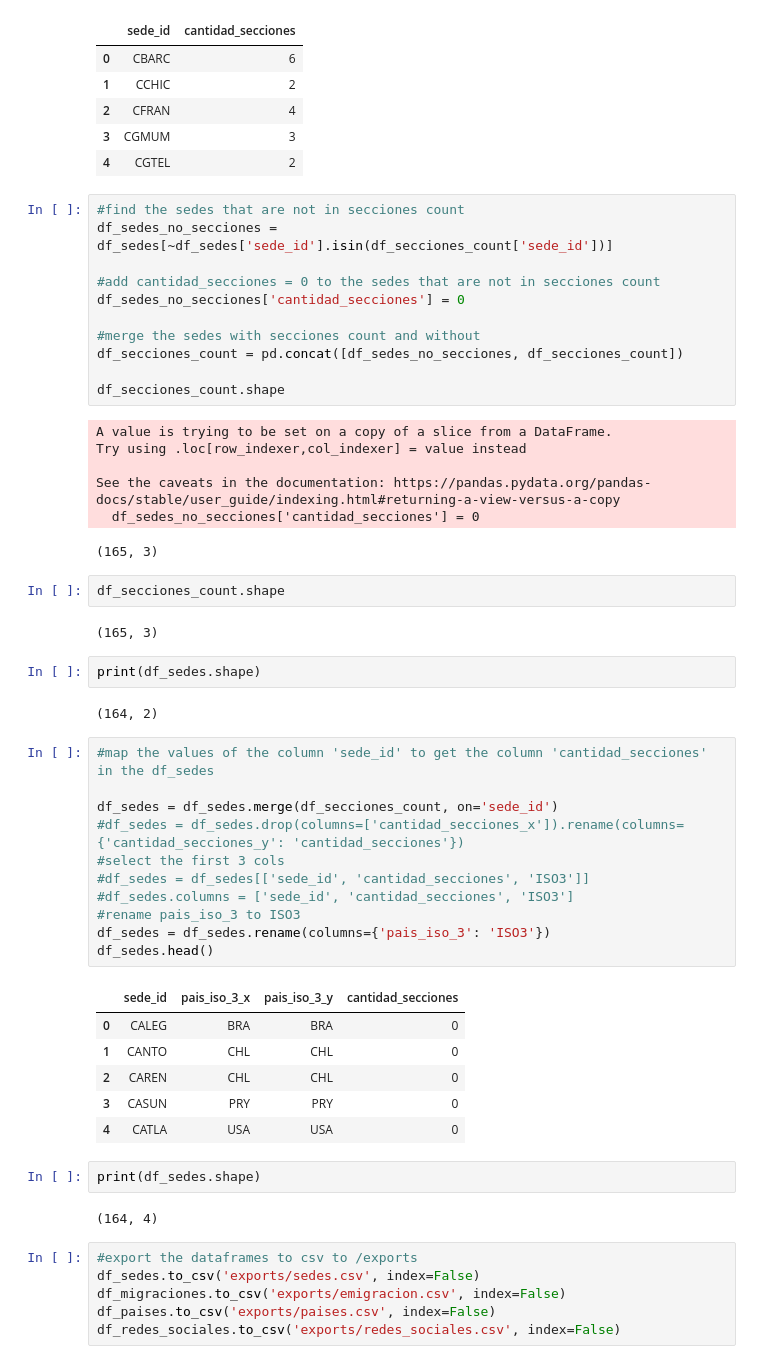
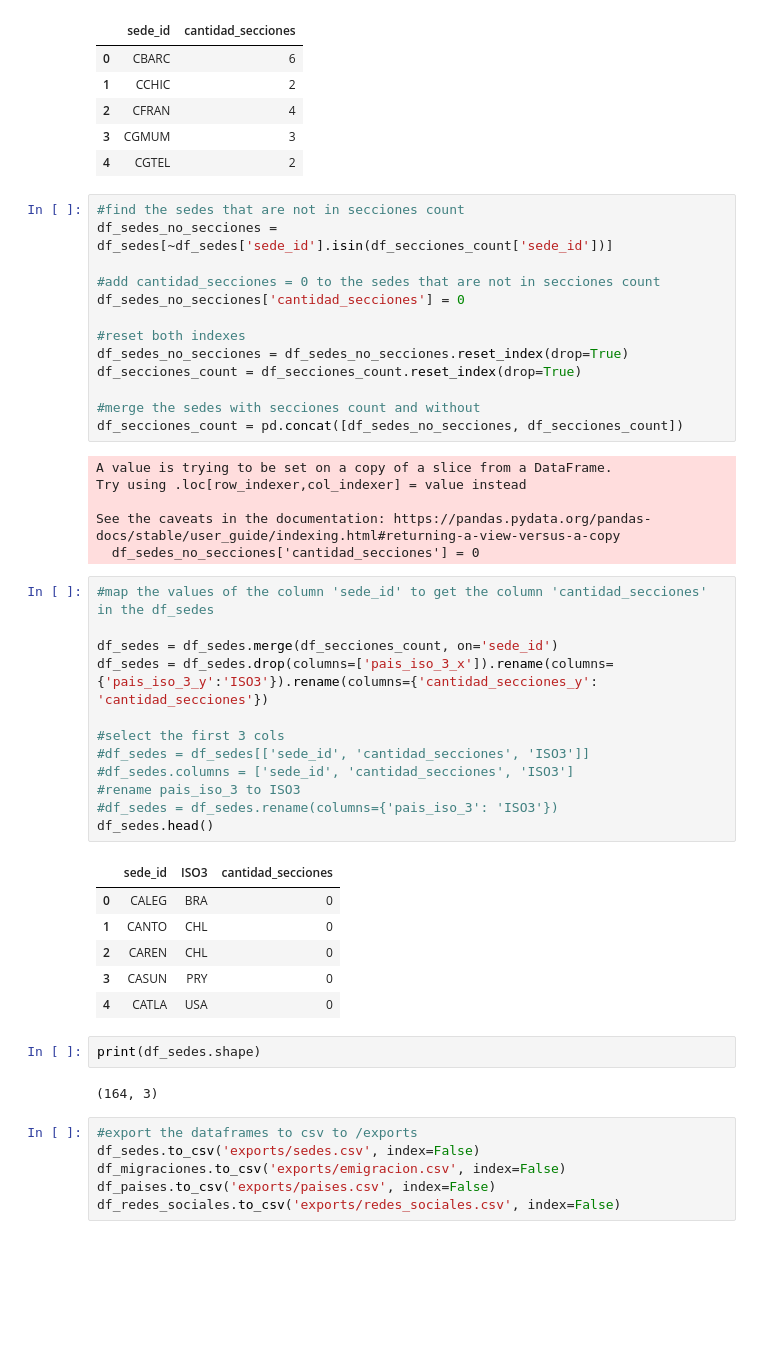
Before and after one commit to pedrobergaglio/tp1-ldd24, a Jupyter notebook: exploracion_datos.ipynb, the cells around one changed output. Drawn from its saved outputs; the diff is of its cells as text; blank space fills up the shorter version.

```diff
--- a/exploracion_datos.ipynb
+++ b/exploracion_datos.ipynb
@@ -360,47 +359,41 @@ df_sedes_no_secciones = df_sedes[~df_sedes['sede_id'].isin(df_secciones_count['s
 #add cantidad_secciones = 0 to the sedes that are not in secciones count
 df_sedes_no_secciones['cantidad_secciones'] = 0
 
+#reset both indexes
+df_sedes_no_secciones = df_sedes_no_secciones.reset_index(drop=True)
+df_secciones_count = df_secciones_count.reset_index(drop=True)
+
 #merge the sedes with secciones count and without
 df_secciones_count = pd.concat([df_sedes_no_secciones, df_secciones_count])
-
-df_secciones_count.shape
 # %% [output]
 A value is trying to be set on a copy of a slice from a DataFrame.
 Try using .loc[row_indexer,col_indexer] = value instead
 
 See the caveats in the documentation: https://pandas.pydata.org/pandas-docs/stable/user_guide/indexing.html#returning-a-view-versus-a-copy
   df_sedes_no_secciones['cantidad_secciones'] = 0
-(165, 3)
-# %%
-df_secciones_count.shape
-# %% [output]
-(165, 3)
-# %%
-print(df_sedes.shape)
-# %% [output]
-(164, 2)
 # %%
 #map the values of the column 'sede_id' to get the column 'cantidad_secciones' in the df_sedes
 
 df_sedes = df_sedes.merge(df_secciones_count, on='sede_id')
-#df_sedes = df_sedes.drop(columns=['cantidad_secciones_x']).rename(columns={'cantidad_secciones_y': 'cantidad_secciones'})
+df_sedes = df_sedes.drop(columns=['pais_iso_3_x']).rename(columns={'pais_iso_3_y':'ISO3'}).rename(columns={'cantidad_secciones_y': 'cantidad_secciones'})
+
 #select the first 3 cols
 #df_sedes = df_sedes[['sede_id', 'cantidad_secciones', 'ISO3']]
 #df_sedes.columns = ['sede_id', 'cantidad_secciones', 'ISO3']
 #rename pais_iso_3 to ISO3
-df_sedes = df_sedes.rename(columns={'pais_iso_3': 'ISO3'})
+#df_sedes = df_sedes.rename(columns={'pais_iso_3': 'ISO3'})
 df_sedes.head()
 # %% [output]
-|  | sede_id | pais_iso_3_x | pais_iso_3_y | cantidad_secciones |
-| 0 | CALEG | BRA | BRA | 0 |
-| 1 | CANTO | CHL | CHL | 0 |
-| 2 | CAREN | CHL | CHL | 0 |
-| 3 | CASUN | PRY | PRY | 0 |
-| 4 | CATLA | USA | USA | 0 |
+|  | sede_id | ISO3 | cantidad_secciones |
+| 0 | CALEG | BRA | 0 |
+| 1 | CANTO | CHL | 0 |
+| 2 | CAREN | CHL | 0 |
+| 3 | CASUN | PRY | 0 |
+| 4 | CATLA | USA | 0 |
 # %%
 print(df_sedes.shape)
 # %% [output]
-(164, 4)
+(164, 3)
 # %%
 #export the dataframes to csv to /exports
 df_sedes.to_csv('exports/sedes.csv', index=False)
```
Also changed, not shown: parts of 2 cells of this notebook, 3 other files.
